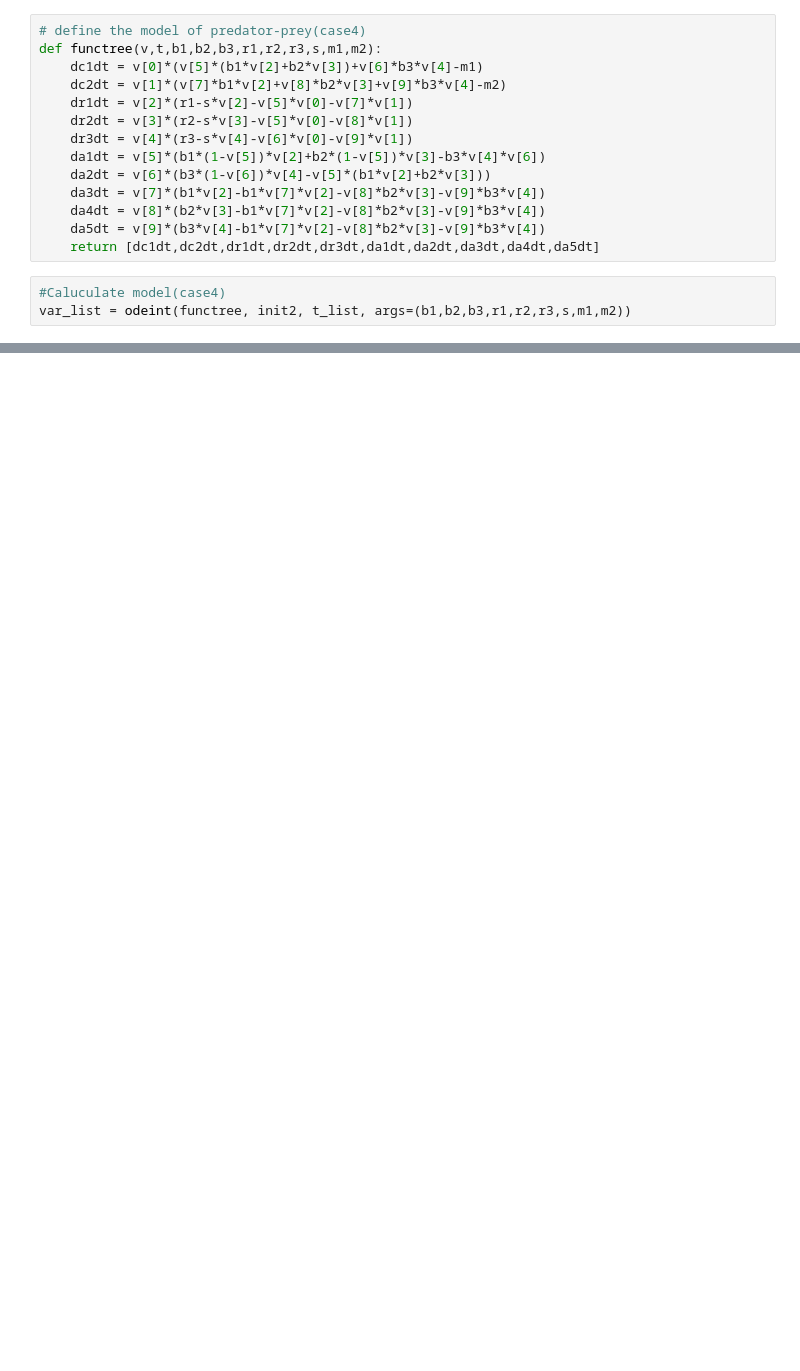
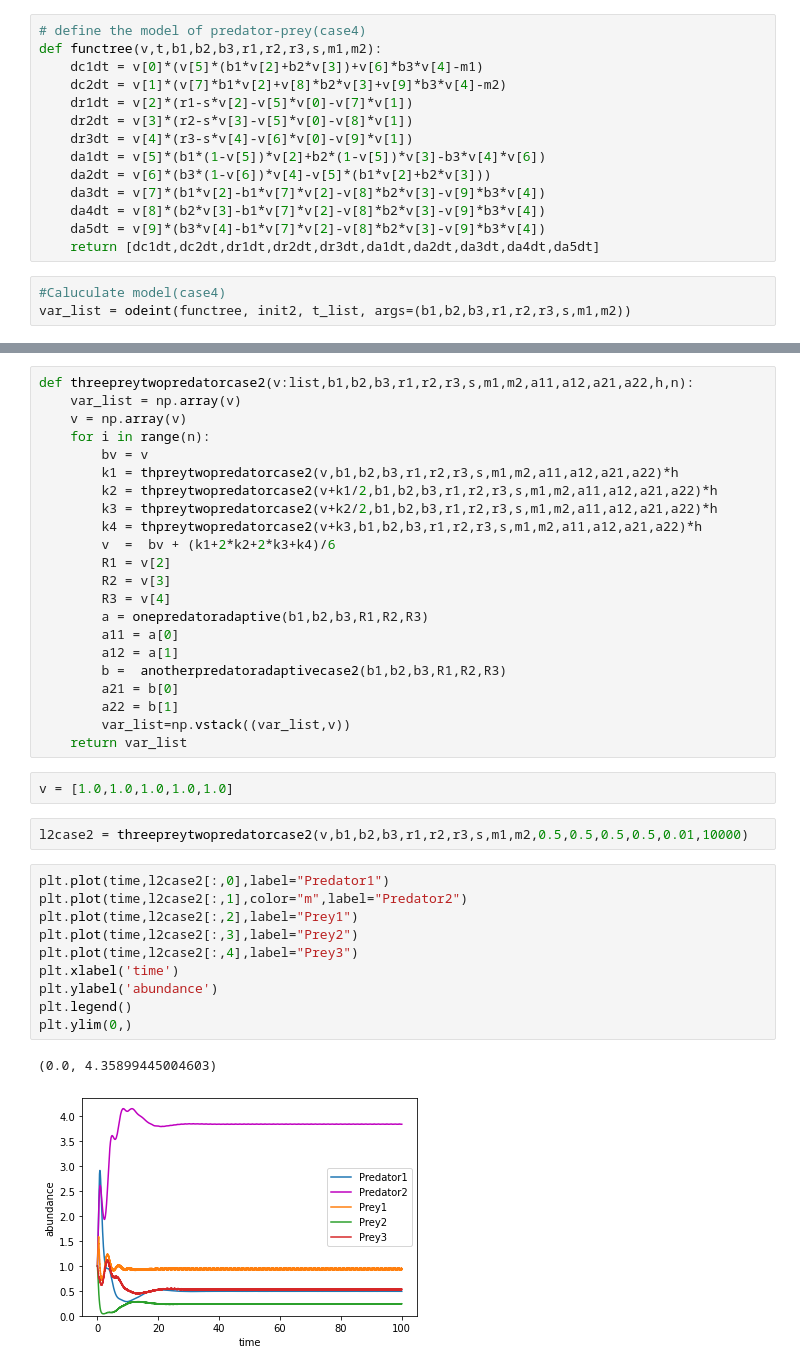
Before and after one commit to iwashitagenecology/prey_discrimination, a Jupyter notebook: prey_discrimination.ipynb, the cells around one changed output, grey strips where cells are left out. Cells and saved outputs as stored; diff of their text form; blank space fills up the shorter version.

```diff
--- a/prey_discrimination.ipynb
+++ b/prey_discrimination.ipynb
@@ -150,0 +323,39 @@ plt.ylim(0,)
+# %%
+def threepreytwopredatorcase2(v:list,b1,b2,b3,r1,r2,r3,s,m1,m2,a11,a12,a21,a22,h,n):
+    var_list = np.array(v)
+    v = np.array(v)
+    for i in range(n):
+        bv = v
+        k1 = thpreytwopredatorcase2(v,b1,b2,b3,r1,r2,r3,s,m1,m2,a11,a12,a21,a22)*h
+        k2 = thpreytwopredatorcase2(v+k1/2,b1,b2,b3,r1,r2,r3,s,m1,m2,a11,a12,a21,a22)*h
+        k3 = thpreytwopredatorcase2(v+k2/2,b1,b2,b3,r1,r2,r3,s,m1,m2,a11,a12,a21,a22)*h
+        k4 = thpreytwopredatorcase2(v+k3,b1,b2,b3,r1,r2,r3,s,m1,m2,a11,a12,a21,a22)*h
+        v  =  bv + (k1+2*k2+2*k3+k4)/6
+        R1 = v[2]
+        R2 = v[3]
+        R3 = v[4]
+        a = onepredatoradaptive(b1,b2,b3,R1,R2,R3)
+        a11 = a[0]
+        a12 = a[1]
+        b =  anotherpredatoradaptivecase2(b1,b2,b3,R1,R2,R3)
+        a21 = b[0]
+        a22 = b[1]
+        var_list=np.vstack((var_list,v))
+    return var_list
+# %%
+v = [1.0,1.0,1.0,1.0,1.0]
+# %%
+l2case2 = threepreytwopredatorcase2(v,b1,b2,b3,r1,r2,r3,s,m1,m2,0.5,0.5,0.5,0.5,0.01,10000)
+# %%
+plt.plot(time,l2case2[:,0],label="Predator1")
+plt.plot(time,l2case2[:,1],color="m",label="Predator2")
+plt.plot(time,l2case2[:,2],label="Prey1")
+plt.plot(time,l2case2[:,3],label="Prey2")
+plt.plot(time,l2case2[:,4],label="Prey3")
+plt.xlabel('time')
+plt.ylabel('abundance')
+plt.legend()
+plt.ylim(0,)
+# %% [output]
+(0.0, 4.35899445004603)
+[figure, added]
```
Also changed, not shown: parts of 31 cells of this notebook.
